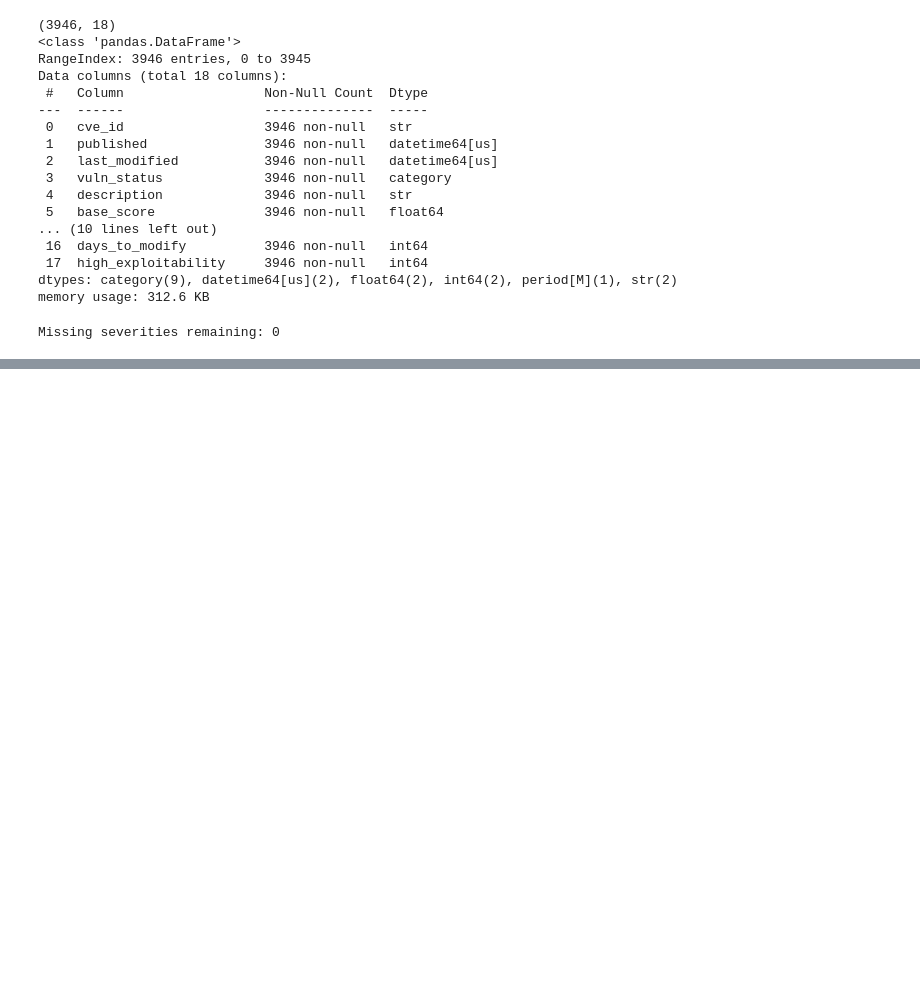
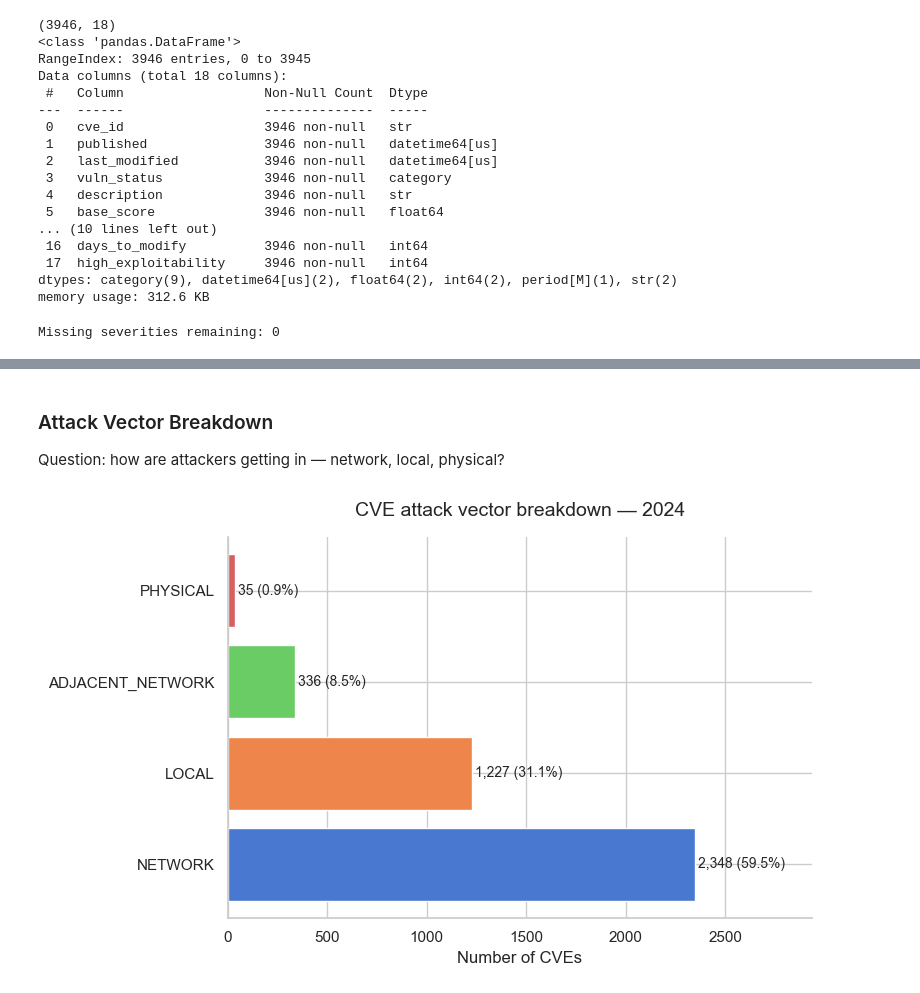
Before and after one commit to ravina13/analytics_portfolio, a Jupyter notebook: 01_cybersecurity/notebooks/01_eda.ipynb, the cells around one changed output, grey strips where cells are left out. Saved outputs shown, nothing was run; the diff lists cells and outputs as text; code cells hidden in the pictures; blank space fills up the shorter version.

```diff
--- a/01_cybersecurity/notebooks/01_eda.ipynb
+++ b/01_cybersecurity/notebooks/01_eda.ipynb
@@ -243,0 +294,24 @@ df.head()
+# %% [markdown]
+### Attack Vector Breakdown
+Question: how are attackers getting in — network, local, physical?
+# %%
+fig, ax = plt.subplots(figsize=(8, 5))
+
+av_counts = df["attack_vector"].value_counts()
+colors = sns.color_palette("muted", len(av_counts))
+
+bars = ax.barh(av_counts.index, av_counts.values, color=colors, edgecolor="white")
+
+for bar, val in zip(bars, av_counts.values):
+    ax.text(bar.get_width() + 15, bar.get_y() + bar.get_height()/2,
+            f"{val:,} ({val/len(df)*100:.1f}%)", va="center", fontsize=10)
+
+ax.set_title("CVE attack vector breakdown — 2024", fontsize=14, pad=15)
+ax.set_xlabel("Number of CVEs")
+ax.set_xlim(0, av_counts.max() * 1.25)
+sns.despine()
+plt.tight_layout()
+plt.savefig("../outputs/03_attack_vector.png", dpi=150, bbox_inches="tight")
+plt.show()
+# %% [output]
+[figure, added]
```
Also changed, not shown: parts of 9 cells of this notebook.
